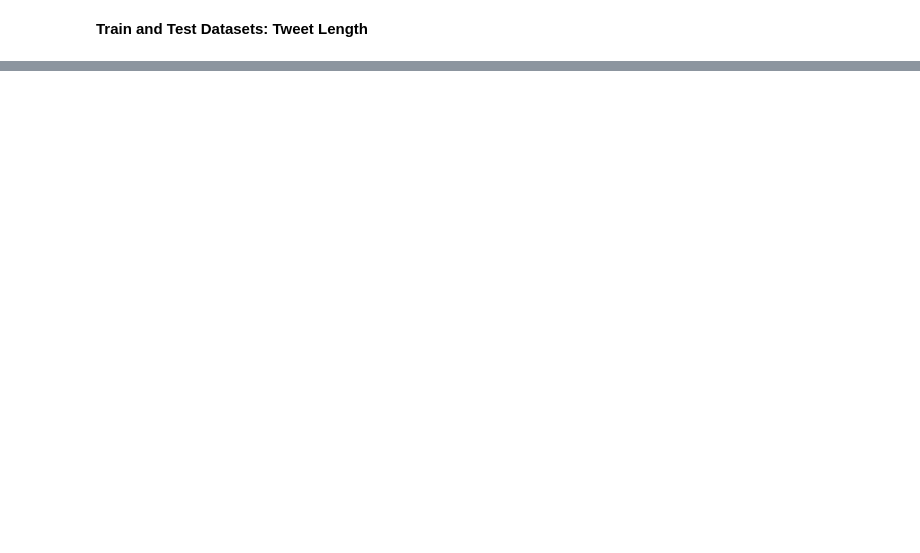
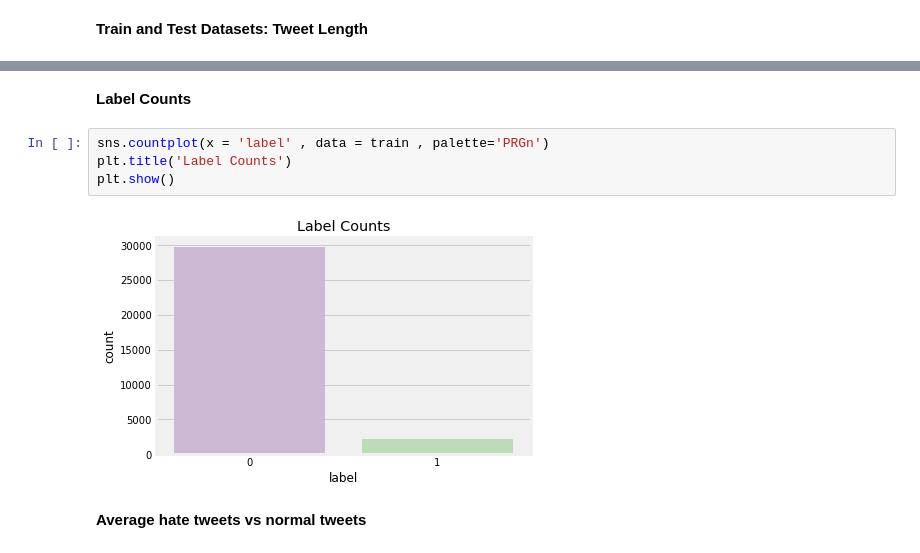
Before and after one commit to mohitmishra786/ML-and-DL, a Jupyter notebook: Natural-Language-Processing/Hate Speech Detection/Data Exploration.ipynb, the cells around one changed output, grey strips where cells are left out. Drawn from its saved outputs; the diff is of its cells as text; blank space fills up the shorter version.

```diff
--- a/Natural-Language-Processing/Hate Speech Detection/Data Exploration.ipynb
+++ b/Natural-Language-Processing/Hate Speech Detection/Data Exploration.ipynb
@@ -126,0 +268,10 @@ test.describe()
+# %% [markdown]
+**Label Counts**
+# %%
+sns.countplot(x = 'label' , data = train , palette='PRGn')
+plt.title('Label Counts')
+plt.show()
+# %% [output]
+[figure, added]
+# %% [markdown]
+**Average hate tweets vs normal tweets**
```
Also changed, not shown: parts of 61 cells of this notebook.
